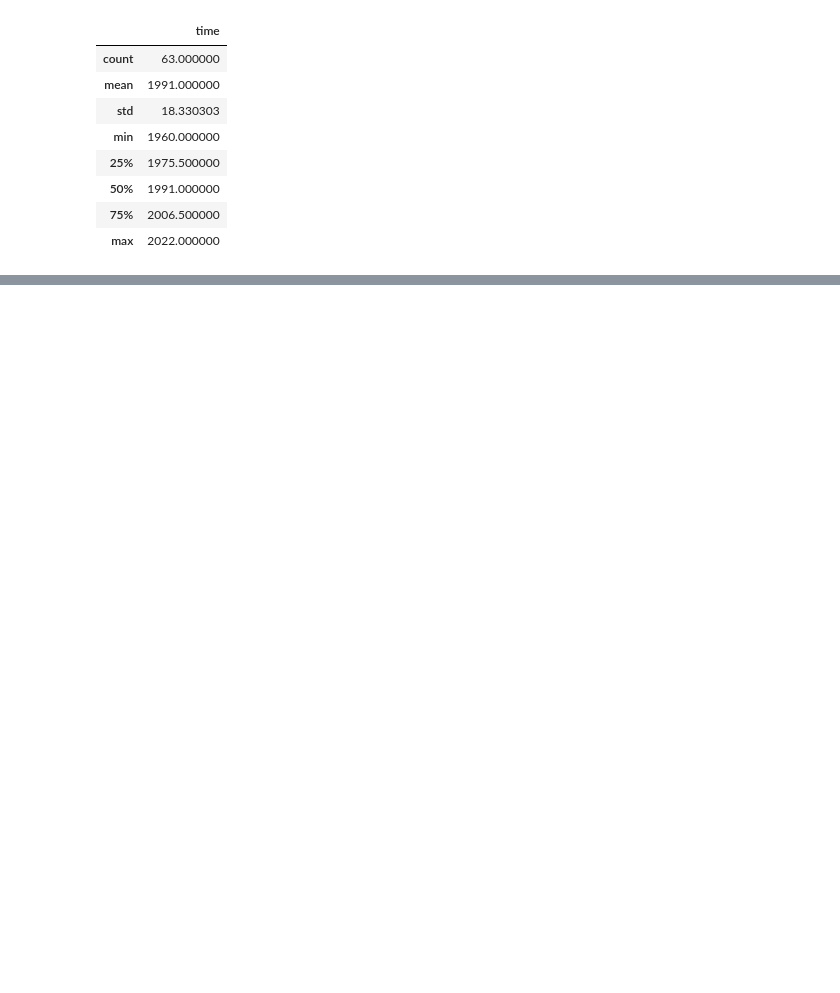
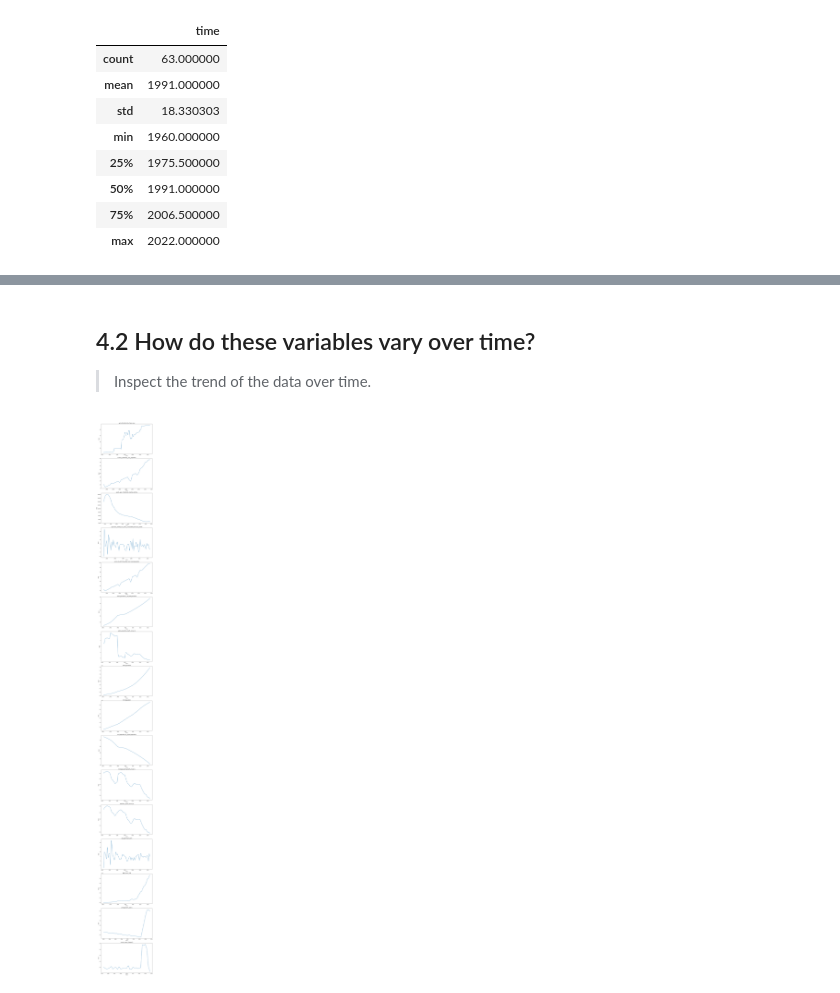
Before and after one commit to teofizzy/dte_datathon, a Jupyter notebook: src/challenges/challenge_1/index.ipynb, the cells around one changed output, grey strips where cells are left out. Saved outputs shown, nothing was run; the diff lists cells and outputs as text; code cells hidden in the pictures; blank space fills up the shorter version.

```diff
--- a/src/challenges/challenge_1/index.ipynb
+++ b/src/challenges/challenge_1/index.ipynb
@@ -208,2 +253,12 @@ There are missing values but they are not registered as missing values. This wil
 
 In checking for the validity, we check if the data is in the correct format.
+# %%
+# Changing the format of the time variable
+
+# Using the last date since each data point is an aggregation of a single year
+df1['time'] = pd.to_datetime(df1['time'].astype(str) + '-12-31')
+df2['time'] = pd.to_datetime(df2['time'].astype(str) + '-12-31')
+unemp['time'] = pd.to_datetime(unemp['time'])
+
+# preview
+df1.head()
@@ -209,0 +613,24 @@ In checking for the validity, we check if the data is in the correct format.
+# %% [markdown]
+## 4.2 How do these variables vary over time?
+> Inspect the trend of the data over time.
+# %%
+# Create subplots for each variable
+variables_to_plot = df.columns[1:]  # Exclude 'time'
+num_variables = len(variables_to_plot)
+
+fig, axes = plt.subplots(nrows=num_variables, ncols=1, figsize=(10, 6*num_variables))
+
+for i, variable in enumerate(variables_to_plot):
+    ax = axes[i]
+    ax.plot(df['time'], df[variable])
+    ax.set_title(variable)
+    ax.set_xlabel('Time')
+    ax.set_ylabel('Value')
+
+# Adjust layout
+plt.tight_layout()
+
+# Show the plot
+plt.show()
+# %% [output]
+[figure, added]
```
Also changed, not shown: parts of 32 cells of this notebook, 4 other files.
